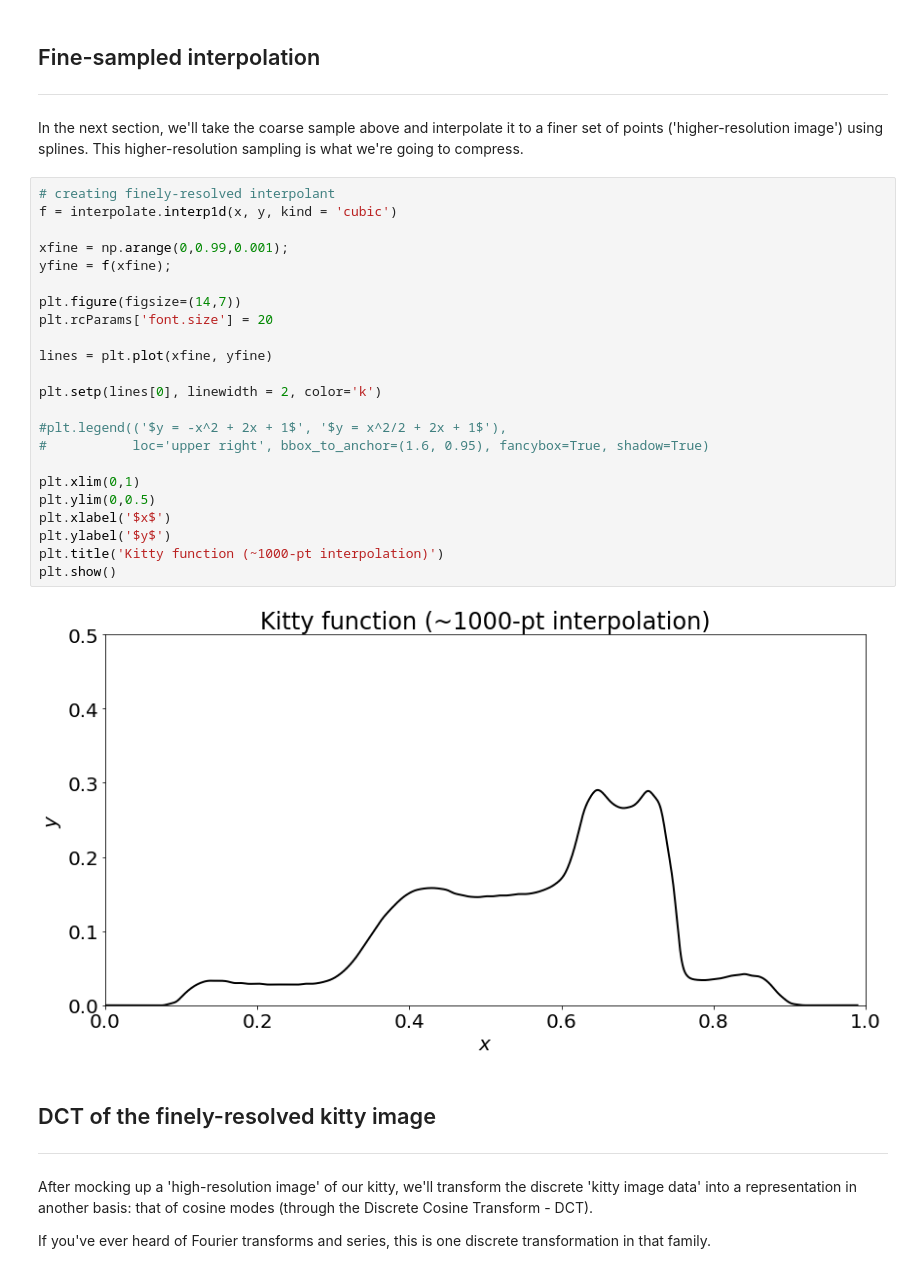
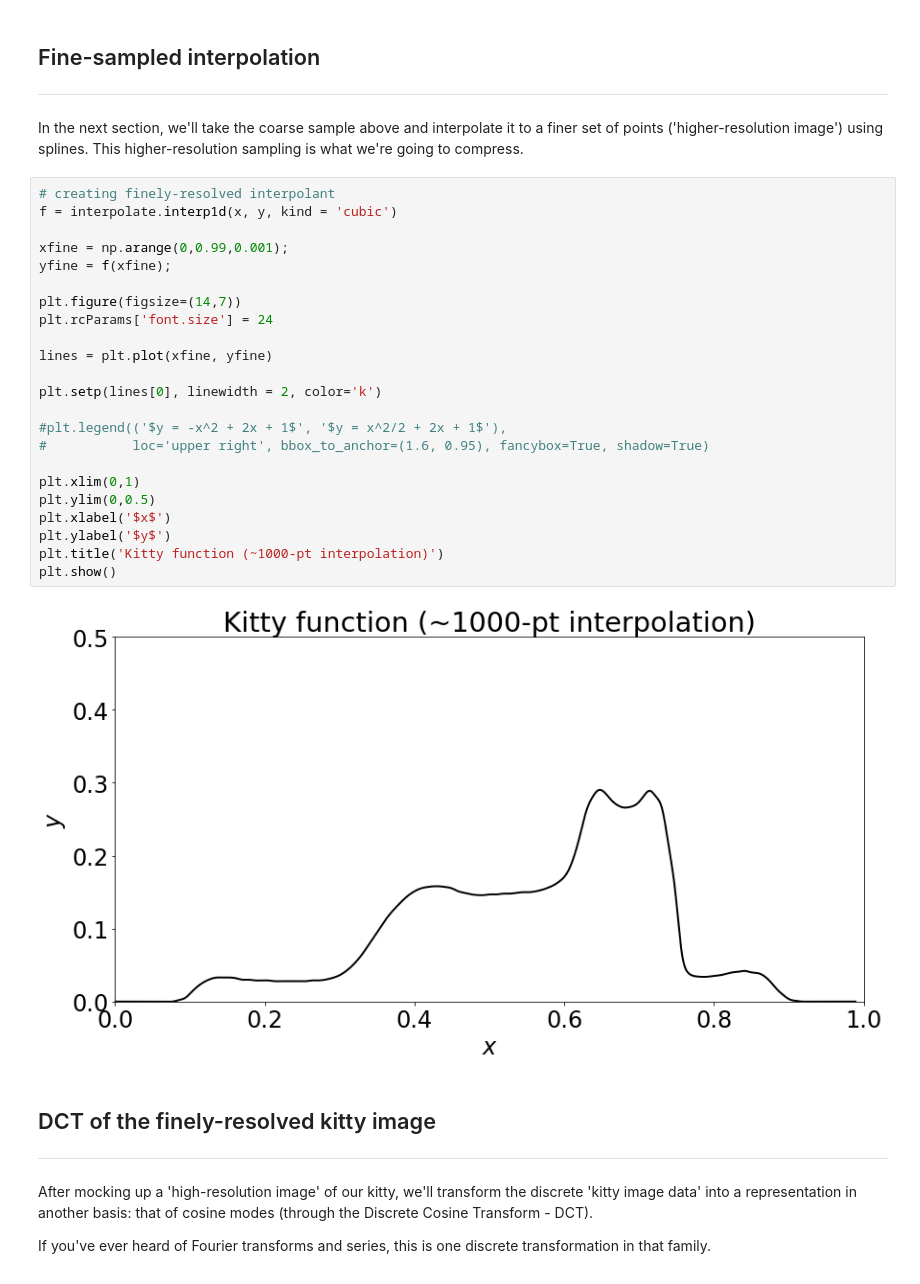
Before and after one commit to bradleypmartin/LinearAlgebraGeekout190405, a Jupyter notebook: 1D image compression.ipynb, the cells around one changed output. Saved outputs shown, nothing was run; the diff lists cells and outputs as text.

```diff
--- a/1D image compression.ipynb
+++ b/1D image compression.ipynb
@@ -71,28 +71,28 @@ In the next section, we'll take the coarse sample above and interpolate it to a
 # %%
 # creating finely-resolved interpolant
 f = interpolate.interp1d(x, y, kind = 'cubic')
 
 xfine = np.arange(0,0.99,0.001);
 yfine = f(xfine);
 
 plt.figure(figsize=(14,7))
-plt.rcParams['font.size'] = 20
+plt.rcParams['font.size'] = 24
 
 lines = plt.plot(xfine, yfine)
 
 plt.setp(lines[0], linewidth = 2, color='k')
 
 #plt.legend(('$y = -x^2 + 2x + 1$', '$y = x^2/2 + 2x + 1$'),
 #           loc='upper right', bbox_to_anchor=(1.6, 0.95), fancybox=True, shadow=True)
 
 plt.xlim(0,1)
 plt.ylim(0,0.5)
 plt.xlabel('$x$')
 plt.ylabel('$y$')
 plt.title('Kitty function (~1000-pt interpolation)')
 plt.show()
 # %% [output]
-[figure, old version]
+[figure, new version]
 # %% [markdown]
 ## DCT of the finely-resolved kitty image
 ---
```
Also changed, not shown: parts of 2 cells of this notebook, 5 other files.
